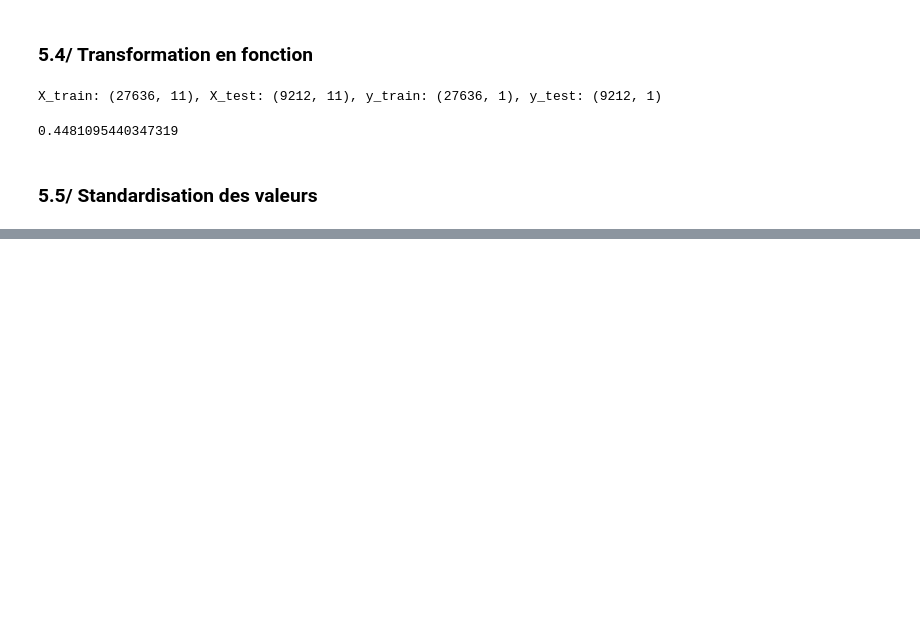
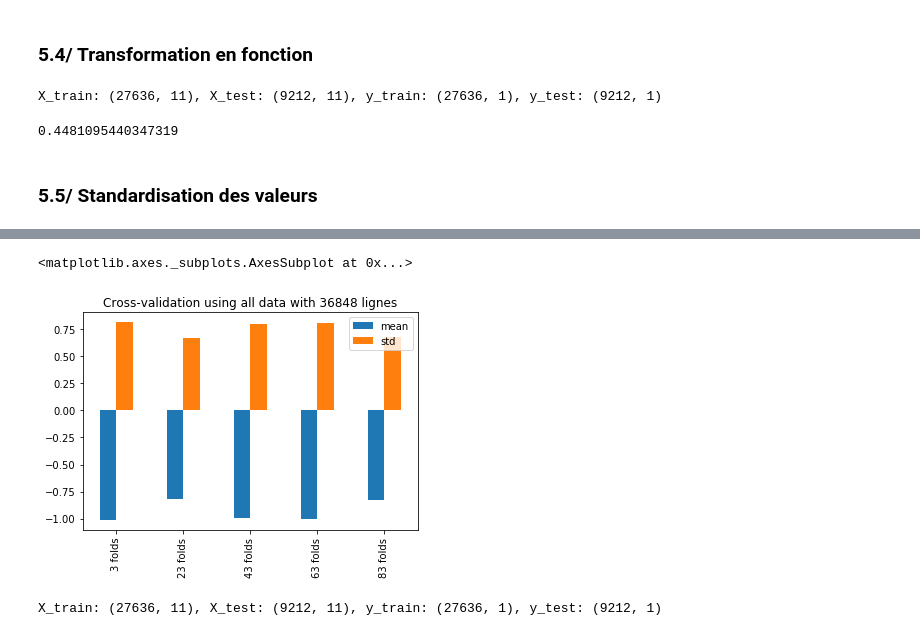
Before and after one commit to mrjohanvds/Python-Project-A5, a Jupyter notebook: project.ipynb, the cells around one changed output, grey strips where cells are left out. Drawn from its saved outputs; the diff is of its cells as text; code cells hidden in the pictures; blank space fills up the shorter version.

```diff
--- a/project.ipynb
+++ b/project.ipynb
@@ -313,0 +320,3 @@ X_test   = scaler.transform(X_test)
+# %%
+results = cross_val_score(LinearRegression(), X, y, cv=4)
+display(results, results.mean(), results.std())
@@ -313,0 +327,13 @@ X_test   = scaler.transform(X_test)
+# %%
+def multiple_cross_val_scores(algorithme, X, y):
+    import numpy as np
+    results=dict()
+    for kfold in range(3,100, 20):
+        score = cross_val_score(algorithme, X, y,  cv = 4, scoring='r2')
+        results[kfold] = score.mean(), score.std()
+    return results
+# %%
+from sklearn.tree import DecisionTreeRegressor
+test = multiple_cross_val_scores(DecisionTreeRegressor(),X, y)
+test = pd.DataFrame(test, index=["mean", "std"]).T
+test
@@ -313,0 +347,16 @@ X_test   = scaler.transform(X_test)
+# %%
+new_index = [str(x) + " folds" for x in test.index]
+test.index = new_index
+# %%
+test.plot(kind='bar', title='Cross-validation using all data with {} lignes'.format(X.shape[0]))
+# %% [output]
+<matplotlib.axes._subplots.AxesSubplot at 0x...>
+[figure, added]
+# %%
+from sklearn.ensemble import RandomForestRegressor
+hyperparametres = { 'n_estimators':30 }
+algorithme = RandomForestRegressor(**hyperparametres)
+score = get_score(algorithme, X_train, X_test, y_train, y_test)
+performances[algorithme] = score
+# %% [output]
+X_train: (27636, 11), X_test: (9212, 11), y_train: (27636, 1), y_test: (9212, 1)
```
Also changed, not shown: parts of 5 cells of this notebook.
